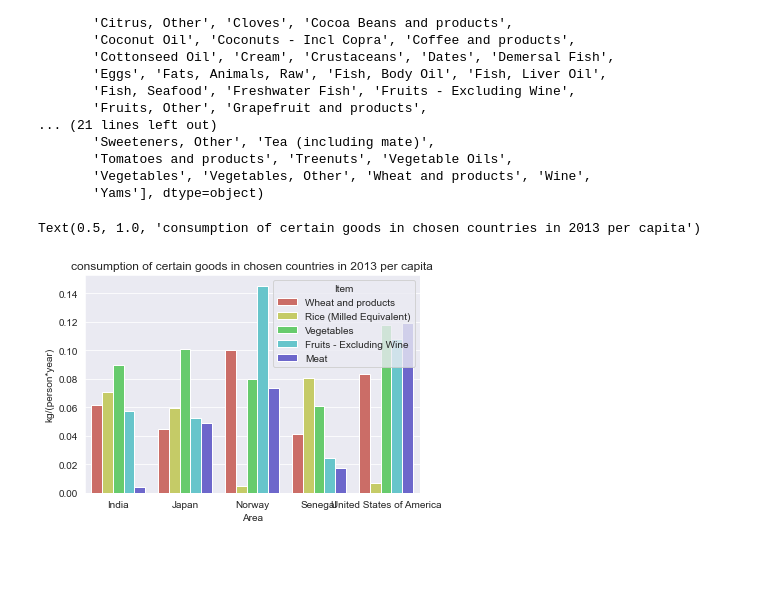
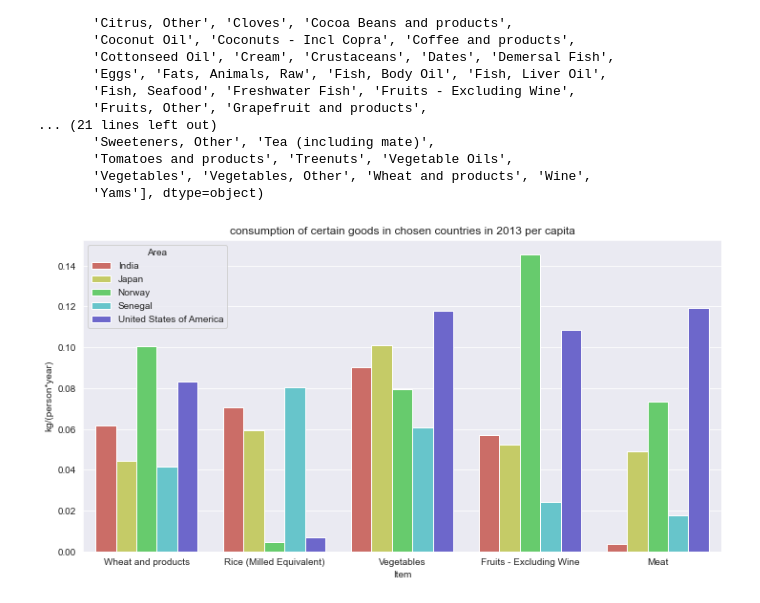
Before and after one commit to azoz01/twd-projekt-1, a Jupyter notebook: plots.ipynb, the cells around one changed output. Cells and saved outputs as stored; diff of their text form; code cells hidden in the pictures; blank space fills up the shorter version.

Commit message:
dodane 2 wykresy do folderu plots

```diff
--- a/plots.ipynb
+++ b/plots.ipynb
@@ -109,18 +109,23 @@ array(['Alcoholic Beverages', 'Animal fats', 'Apples and products',
 # %%
 %matplotlib inline
 sns.set_style("darkgrid")
 #for country in ['Japan', 'United States of America', 'Norway', 'Senegal', 'India']:
 dfcountry = df1[((df1.Item == 'Meat')|
                 (df1.Item == 'Fruits - Excluding Wine')|
                 (df1.Item == 'Vegetables')|
                 (df1.Item == 'Wheat and products')|
                 (df1.Item == 'Rice (Milled Equivalent)'))]
-sns.barplot(dfcountry['Area'],
+plt.figure(figsize=(12,6))
+sns.barplot(dfcountry['Item'],
             dfcountry['kg/(person*year)'],
-            hue = dfcountry['Item'],
+            hue = dfcountry['Area'],
             orient = 'v',
             palette = sns.color_palette("hls"))
+
+
+
+
 plt.title('consumption of certain goods in chosen countries in 2013 per capita')
+plt.savefig('./plots/jedzonko_lepsze.png')
 # %% [output]
-Text(0.5, 1.0, 'consumption of certain goods in chosen countries in 2013 per capita')
-[figure, old version]
+[figure, new version]
```
Also changed, not shown: parts of 1 cell of this notebook, 2 other files.
